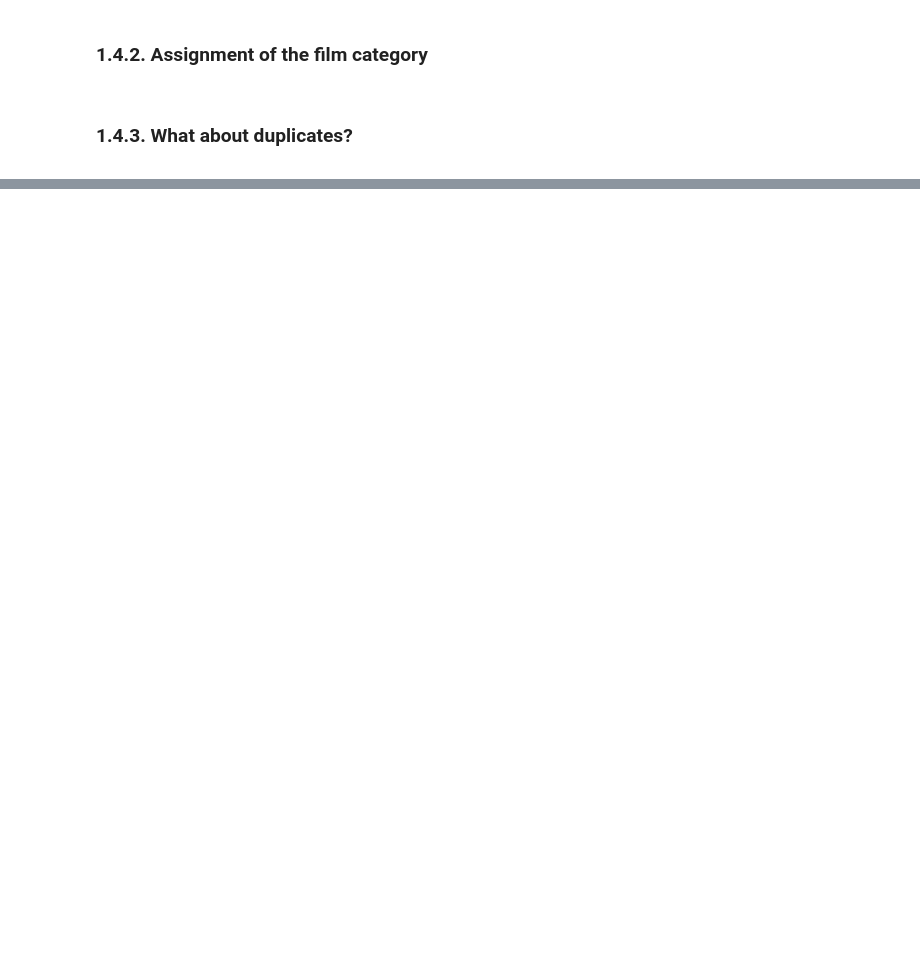
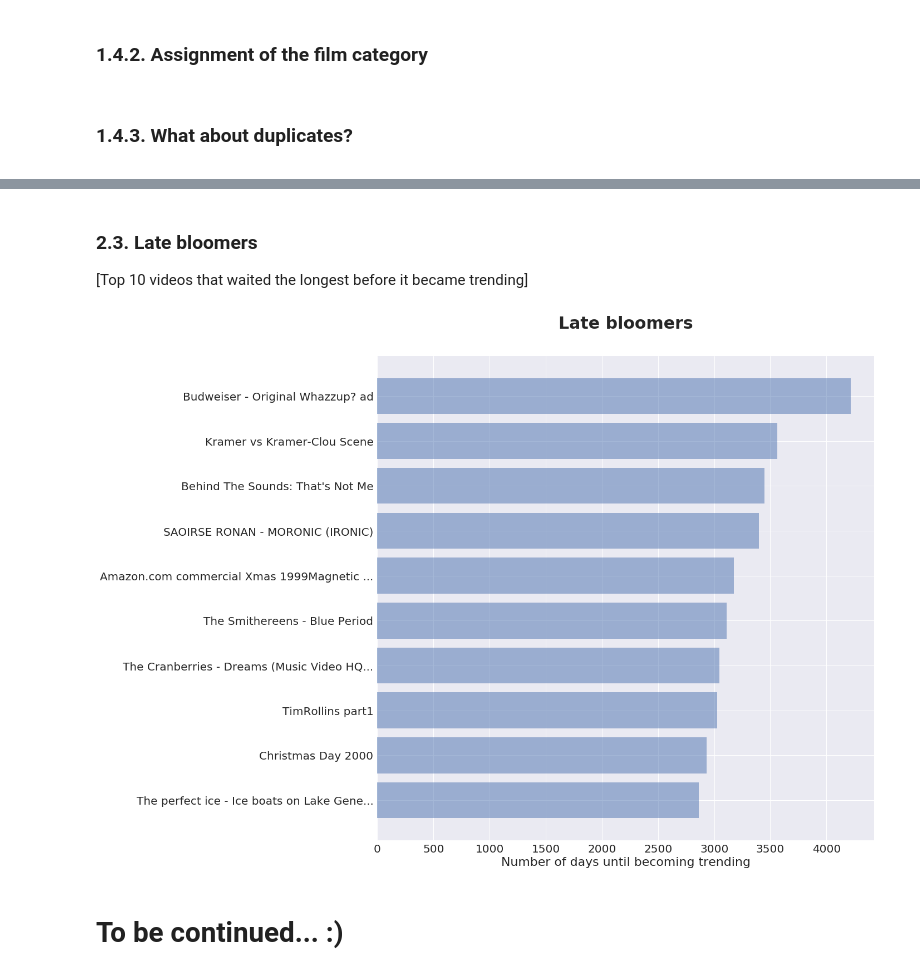
Before and after one commit to SkalskiP/ILearnMachineLearning.py, a Jupyter notebook: 0_Kaggle_projects/Most_Trending_on_YouTube.ipynb, the cells around one changed output, grey strips where cells are left out. Drawn from its saved outputs; the diff is of its cells as text; code cells hidden in the pictures; blank space fills up the shorter version.

```diff
--- a/0_Kaggle_projects/Most_Trending_on_YouTube.ipynb
+++ b/0_Kaggle_projects/Most_Trending_on_YouTube.ipynb
@@ -109,4 +113,5 @@ us_videos.insert(4, 'category', us_videos['category_id'].astype(str).map(categor
 # %%
-us_videos_uniqe = us_videos.drop_duplicates(subset=['video_id'], keep='last', inplace=False)
+us_videos_last = us_videos.drop_duplicates(subset=['video_id'], keep='last', inplace=False)
+us_videos_first = us_videos.drop_duplicates(subset=['video_id'], keep='first', inplace=False)
 # %%
 print("us_videos dataset contains {} videos".format(us_videos.shape[0]))
@@ -137,0 +127,2 @@ us_videos.sort_values(by='views', ascending=False)
+# %%
+us_videos_first["time_to_trend"] = (us_videos_first.trending_date - us_videos_first.publish_date) / np.timedelta64(1, 'D')
@@ -137,0 +184,28 @@ us_videos.sort_values(by='views', ascending=False)
+# %% [markdown]
+### 2.3. Late bloomers
+<a id="late_bloomers"></a>
+[Top 10 videos that waited the longest before it became trending]
+# %%
+max_title_length = 40
+late_bloomers = us_videos_first.sort_values(["time_to_trend"], ascending=False).head(10)
+late_bloomers_title = [(x if len(x) <= max_title_length else x[:max_title_length] + "...") for x in late_bloomers.title.values]
+late_bloomers_days = late_bloomers.time_to_trend.values
+
+plt.figure(figsize=(16,16))
+plt.title('Late bloomers', fontsize=30, fontweight='bold', y=1.05,)
+plt.xlabel('Number of days until becoming trending')
+
+max_value = late_bloomers_days.max()
+objects = late_bloomers_title[::-1]
+y_pos = np.arange(len(objects))
+performance = late_bloomers_days[::-1]
+
+plt.barh(y_pos, performance, align='center', alpha=0.5)
+plt.yticks(y_pos, objects)
+
+
+plt.show()
+# %% [output]
+[figure, added]
+# %% [markdown]
+# To be continued... :)
```
Also changed, not shown: parts of 16 cells of this notebook.
